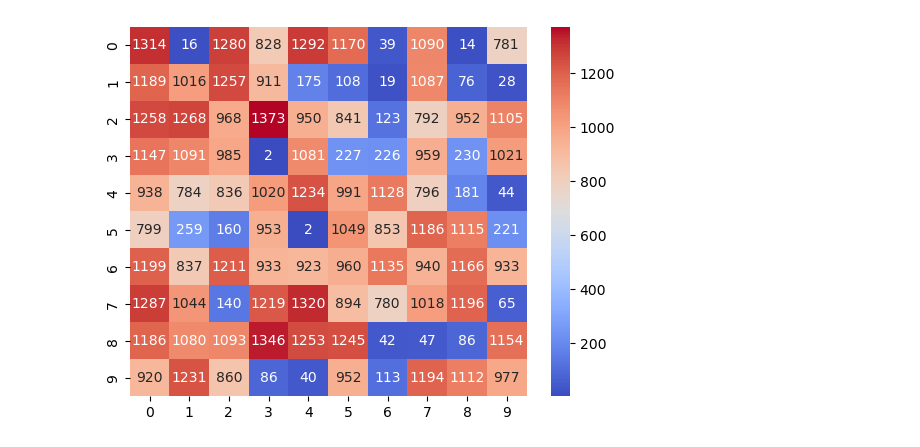
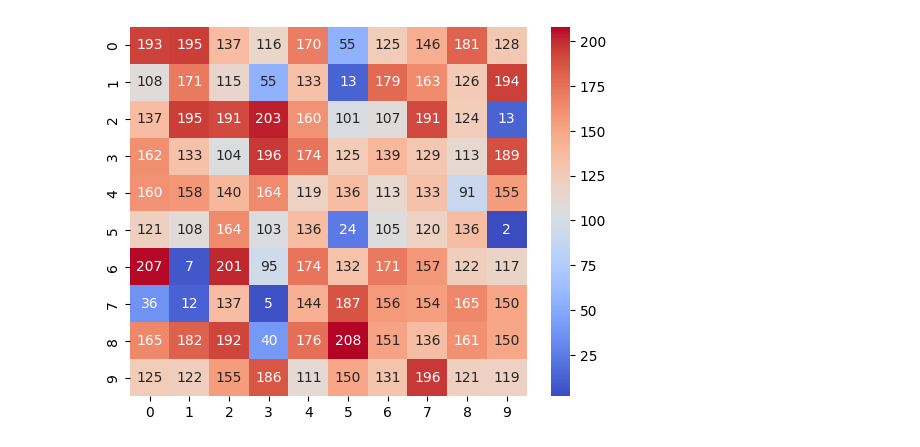
Before and after one commit to caemuller/OC, a Jupyter notebook: inf05010_2024-2_B_TP_Grupo-3/viz.ipynb, the cells around one changed output. Saved outputs shown, nothing was run; the diff lists cells and outputs as text; code cells hidden in the pictures.

```diff
--- a/inf05010_2024-2_B_TP_Grupo-3/viz.ipynb
+++ b/inf05010_2024-2_B_TP_Grupo-3/viz.ipynb
@@ -2,14 +2,13 @@
 import numpy as np
 import matplotlib.pyplot as plt
 import seaborn as sns
-# %%
-"""[1314, 16, 1280, 828, 1292, 1170, 39, 1090, 14, 781, 1189, 1016, 1257, 911, 175, 108, 19, 1087, 76, 28, 1258, 1268, 968, 1373, 950, 841, 123, 792, 952, 1105, 1147, 1091, 985, 2, 1081, 227, 226, 959, 230, 1021, 938, 784, 836, 1020, 1234, 991, 1128, 796, 181, 44, 799, 259, 160, 953, 2, 1049, 853, 1186, 1115, 221, 1199, 837, 1211, 933, 923, 960, 1135, 940, 1166, 933, 1287, 1044, 140, 1219, 1320, 894, 780, 1018, 1196, 65, 1186, 1080, 1093, 1346, 1253, 1245, 42, 47, 86, 1154, 920, 1231, 860, 86, 40, 952, 113, 1194, 1112, 977]"""
-# heat map for entry
-entry = np.array([1314, 16, 1280, 828, 1292, 1170, 39, 1090, 14, 781, 1189, 1016, 1257, 911, 175, 108, 19, 1087, 76, 28, 1258, 1268, 968, 1373, 950, 841, 123, 792, 952, 1105, 1147, 1091, 985, 2, 1081, 227, 226, 959, 230, 1021, 938, 784, 836, 1020, 1234, 991, 1128, 796, 181, 44, 799, 259, 160, 953, 2, 1049, 853, 1186, 1115, 221, 1199, 837, 1211, 933, 923, 960, 1135, 940, 1166, 933, 1287, 1044, 140, 1219, 1320, 894, 780, 1018, 1196, 65, 1186, 1080, 1093, 1346, 1253, 1245, 42, 47, 86, 1154, 920, 1231, 860, 86, 40, 952, 113, 1194, 1112, 977])
-
-entry = entry.reshape(10, 10)
-sns.heatmap(entry, annot=True, fmt='d', cmap='coolwarm')
-plt.show()
-# %% [output]
-[figure, removed]
+# %%
+"01.txt"
+entry = np.array([193, 195, 137, 116, 170, 55, 125, 146, 181, 128, 108, 171, 115, 55, 133, 13, 179, 163, 126, 194, 137, 195, 191, 203, 160, 101, 107, 191, 124, 13, 162, 133, 104, 196, 174, 125, 139, 129, 113, 189, 160, 158, 140, 164, 119, 136, 113, 133, 91, 155, 121, 108, 164, 103, 136, 24, 105, 120, 136, 2, 207, 7, 201, 95, 174, 132, 171, 157, 122, 117, 36, 12, 137, 5, 144, 187, 156, 154, 165, 150, 165, 182, 192, 40, 176, 208, 151, 136, 161, 150, 125, 122, 155, 186, 111, 150, 131, 196, 121, 119])
+
+entry = entry.reshape(10, 10)
+sns.heatmap(entry, annot=True, fmt='d', cmap='coolwarm')
+plt.show()
+# %% [output]
+[figure, added]
 # %%
```
Also changed, not shown: parts of 2 cells of this notebook, 9 other files.
